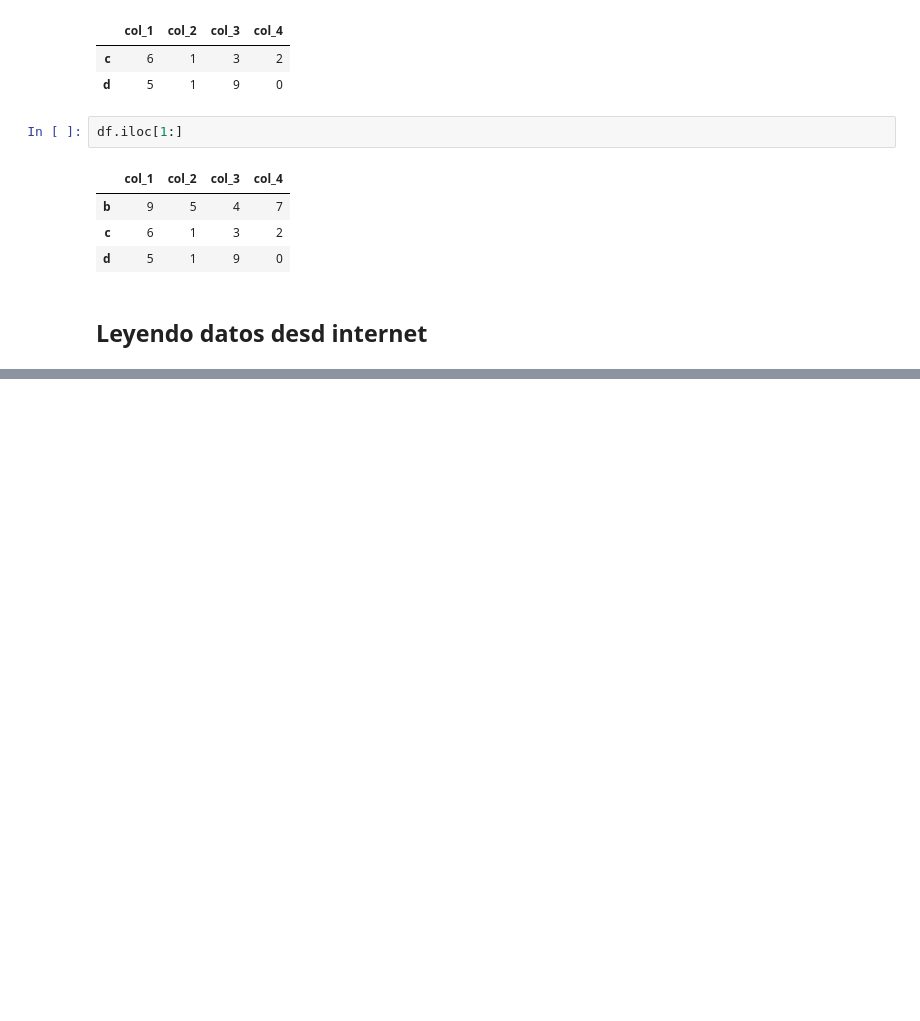
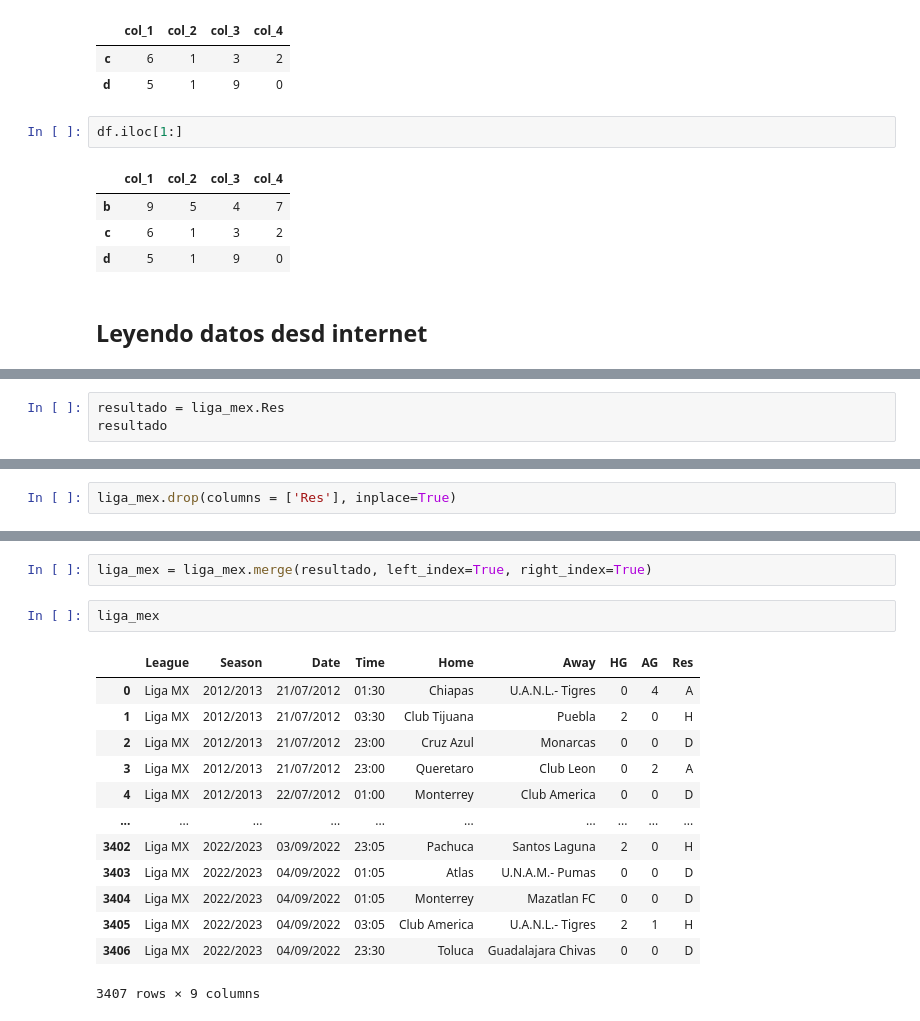
Before and after one commit to juanxo90/basico_python, a Jupyter notebook: Libreta5_Pandas.ipynb, the cells around one changed output, grey strips where cells are left out. Drawn from its saved outputs; the diff is of its cells as text; blank space fills up the shorter version.

```diff
--- a/Libreta5_Pandas.ipynb
+++ b/Libreta5_Pandas.ipynb
@@ -198,0 +223,3 @@ pd.read_csv('https://www.football-data.co.uk/mmz4281/1718/SP1.csv')
+# %%
+resultado = liga_mex.Res
+resultado
@@ -198,0 +239,2 @@ pd.read_csv('https://www.football-data.co.uk/mmz4281/1718/SP1.csv')
+# %%
+liga_mex.drop(columns = ['Res'], inplace=True)
@@ -198,0 +257,18 @@ pd.read_csv('https://www.football-data.co.uk/mmz4281/1718/SP1.csv')
+# %%
+liga_mex = liga_mex.merge(resultado, left_index=True, right_index=True)
+# %%
+liga_mex
+# %% [output]
+|  | League | Season | Date | Time | Home | Away | HG | AG | Res |
+| 0 | Liga MX | 2012/2013 | 21/07/2012 | 01:30 | Chiapas | U.A.N.L.- Tigres | 0 | 4 | A |
+| 1 | Liga MX | 2012/2013 | 21/07/2012 | 03:30 | Club Tijuana | Puebla | 2 | 0 | H |
+| 2 | Liga MX | 2012/2013 | 21/07/2012 | 23:00 | Cruz Azul | Monarcas | 0 | 0 | D |
+| 3 | Liga MX | 2012/2013 | 21/07/2012 | 23:00 | Queretaro | Club Leon | 0 | 2 | A |
+| 4 | Liga MX | 2012/2013 | 22/07/2012 | 01:00 | Monterrey | Club America | 0 | 0 | D |
+| ... | ... | ... | ... | ... | ... | ... | ... | ... | ... |
+| 3402 | Liga MX | 2022/2023 | 03/09/2022 | 23:05 | Pachuca | Santos Laguna | 2 | 0 | H |
+| 3403 | Liga MX | 2022/2023 | 04/09/2022 | 01:05 | Atlas | U.N.A.M.- Pumas | 0 | 0 | D |
+| 3404 | Liga MX | 2022/2023 | 04/09/2022 | 01:05 | Monterrey | Mazatlan FC | 0 | 0 | D |
+| 3405 | Liga MX | 2022/2023 | 04/09/2022 | 03:05 | Club America | U.A.N.L.- Tigres | 2 | 1 | H |
+| 3406 | Liga MX | 2022/2023 | 04/09/2022 | 23:30 | Toluca | Guadalajara Chivas | 0 | 0 | D |
+3407 rows × 9 columns
```
Also changed, not shown: parts of 7 cells of this notebook.
